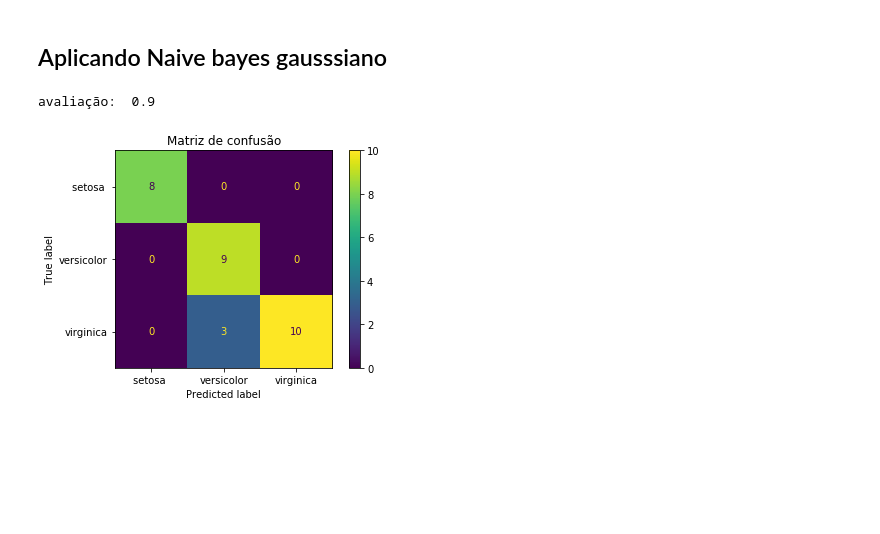
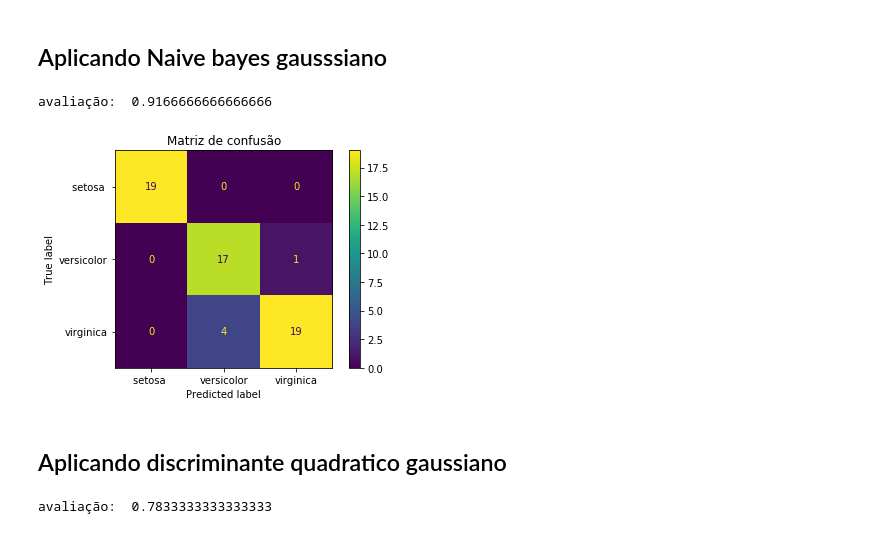
Before and after one commit to RobsonT/Atividades-machine-learning, a Jupyter notebook: Atividade 3/Atividade 3.ipynb, the cells around one changed output. Cells and saved outputs as stored; diff of their text form; code cells hidden in the pictures; blank space fills up the shorter version.

Commit message:
Implementação discriminante quadratico gaussiano

```diff
--- a/Atividade 3/Atividade 3.ipynb
+++ b/Atividade 3/Atividade 3.ipynb
@@ -13,6 +13,7 @@ from sklearn.metrics import plot_confusion_matrix
 class NaiveBayesGaussiano():
 
     def __init__(self):
+        self._estimator_type = "classifier"
         self.c_mean = {}
         self.c_std = {}
         self.y_prob = {}
@@ -68,8 +110,6 @@ class DiscriminanteQuadraticoGaussiano():
 ## Matriz de confusão
 # %%
 def plot_confusion_matrix_(X, y, clf):
-    clf._estimator_type = "classifier"
-    clf.classes_ =  ["setosa ","versicolor", "virginica"]
     disp = plot_confusion_matrix(clf, X, y)
     disp.ax_.set_title("Matriz de confusão")
     plt.show()
@@ -92,7 +132,7 @@ y = data[:, -1]
 # %% [markdown]
 ## Divisão de dados em treino e teste
 # %%
-n = int(X.shape[0] * 0.8)
+n = int(X.shape[0] * 0.6)
 X_train = X[:n, :]
 X_test = X[n:, :]
 y_train = y[:n]
@@ -102,11 +142,21 @@ y_test = y[n:]
 # %%
 GaussianNB = NaiveBayesGaussiano()
 GaussianNB.fit(X_train, y_train)
-pred = GaussianNB.predict(X_test)
-print("avaliação: ", avaliate(y_test, pred))
+LDA_pred = GaussianNB.predict(X_test)
+print("avaliação: ", avaliate(y_test, LDA_pred))
 # %% [output]
-avaliação:  0.9
+avaliação:  0.9166666666666666
 # %%
+GaussianNB.classes_ =  ["setosa ","versicolor", "virginica"]
 plot_confusion_matrix_(X_test, y_test, GaussianNB)
 # %% [output]
-[figure, old version]
+[figure, new version]
+# %% [markdown]
+## Aplicando discriminante quadratico gaussiano
+# %%
+QDA = DiscriminanteQuadraticoGaussiano()
+QDA.fit(X_train, y_train)
+QDA_pred = QDA.predict(X_test)
+print("avaliação: ", avaliate(y_test, QDA_pred))
+# %% [output]
+avaliação:  0.7833333333333333
```
Also changed, not shown: parts of 5 cells of this notebook.
